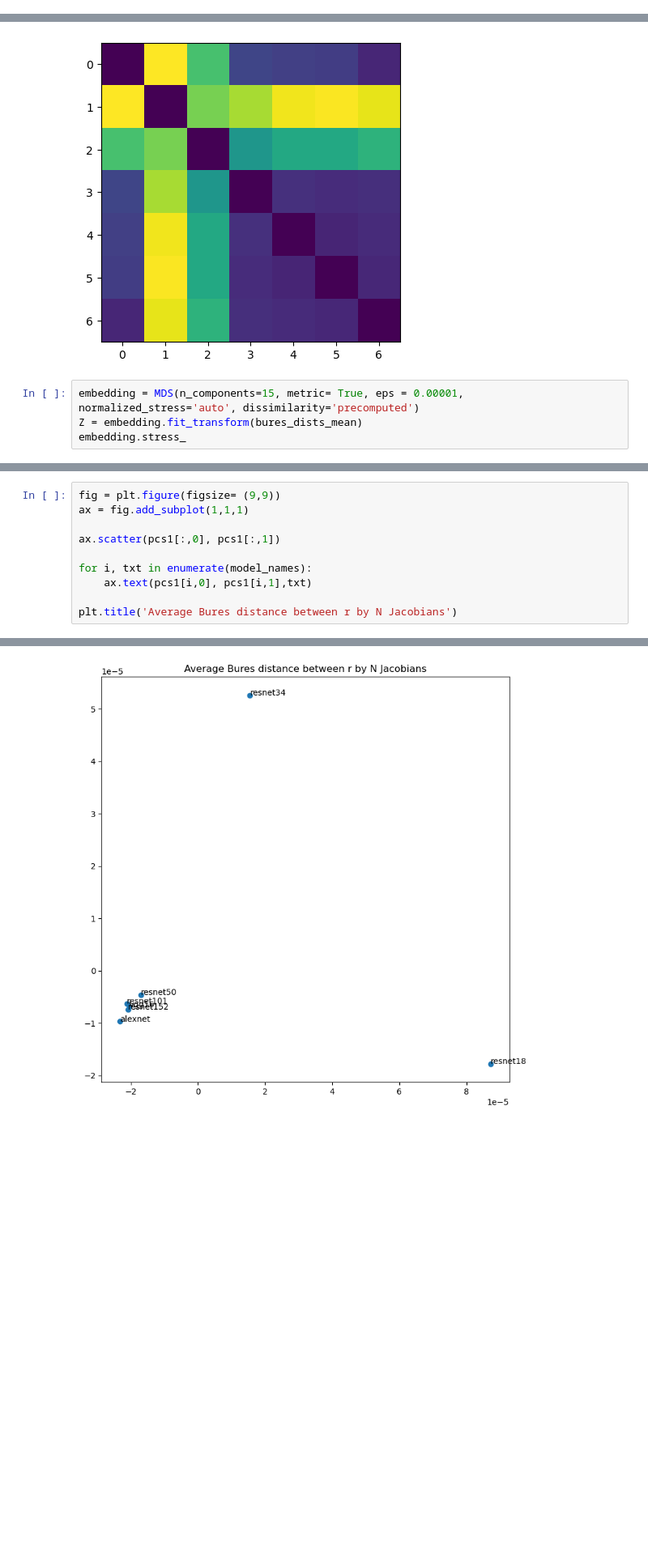
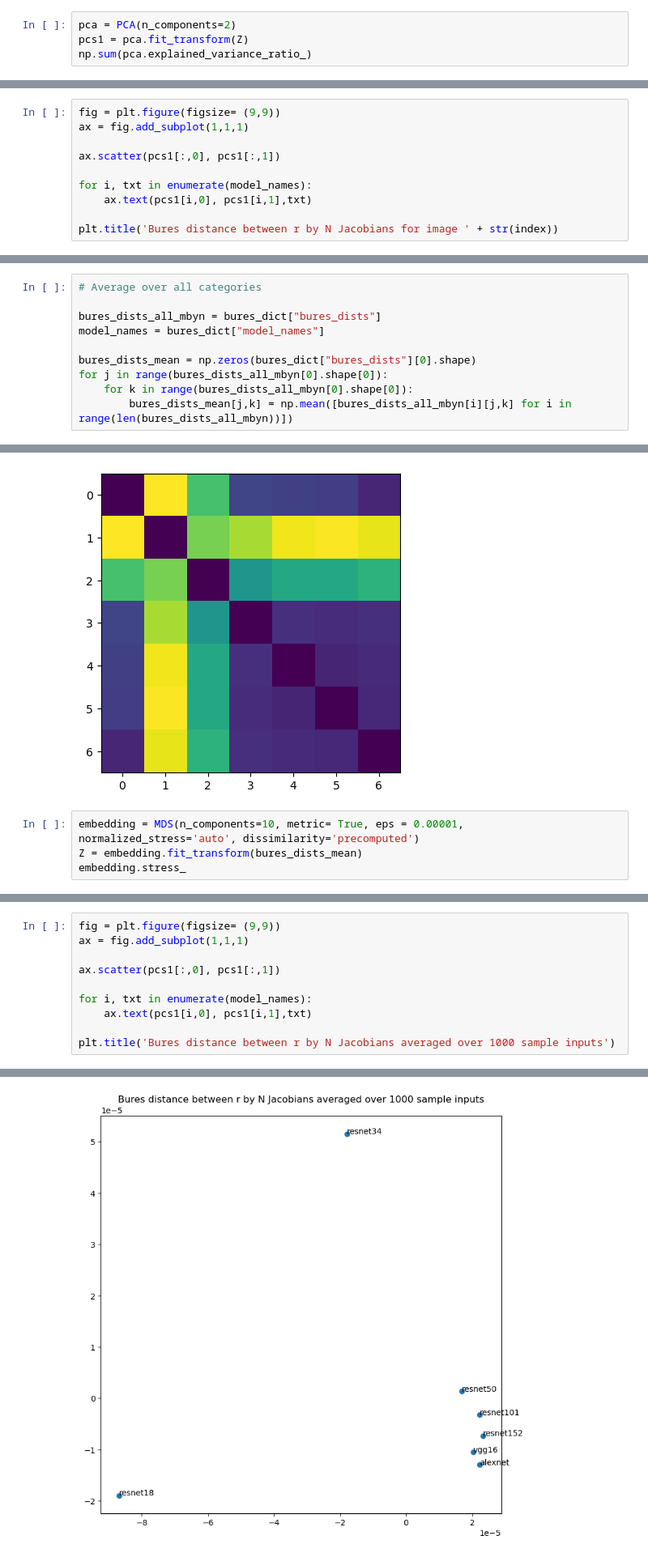
Before and after one commit to SarahHarvey/decoding-similarity, a Jupyter notebook: compare_many_networks_Jacobian_distance.ipynb, the cells around one changed output, grey strips where cells are left out. Shown at 81% size. Saved outputs shown, nothing was run; the diff lists cells and outputs as text; blank space fills up the shorter version.

Commit message:
added example Jacobian distance analysis

```diff
--- a/compare_many_networks_Jacobian_distance.ipynb
+++ b/compare_many_networks_Jacobian_distance.ipynb
@@ -80,0 +168,4 @@ bures_dict = np.load('bures_dists_penultimate_decoding_Jrbyn.npz')
+# %%
+pca = PCA(n_components=2)
+pcs1 = pca.fit_transform(Z)
+np.sum(pca.explained_variance_ratio_)
@@ -80,0 +174,10 @@ bures_dict = np.load('bures_dists_penultimate_decoding_Jrbyn.npz')
+# %%
+fig = plt.figure(figsize= (9,9))
+ax = fig.add_subplot(1,1,1)
+
+ax.scatter(pcs1[:,0], pcs1[:,1])
+
+for i, txt in enumerate(model_names):
+    ax.text(pcs1[i,0], pcs1[i,1],txt)
+
+plt.title('Bures distance between r by N Jacobians for image ' + str(index))
@@ -96 +197,11 @@ array(['alexnet', 'resnet18', 'resnet34', 'resnet50', 'resnet101',
+# %%
+# Average over all categories
+
+bures_dists_all_mbyn = bures_dict["bures_dists"]
+model_names = bures_dict["model_names"]
+
+bures_dists_mean = np.zeros(bures_dict["bures_dists"][0].shape)
+for j in range(bures_dists_all_mbyn[0].shape[0]):
+    for k in range(bures_dists_all_mbyn[0].shape[0]):
+        bures_dists_mean[j,k] = np.mean([bures_dists_all_mbyn[i][j,k] for i in range(len(bures_dists_all_mbyn))])
 # %%
@@ -105,7 +216,7 @@ plt.imshow(bures_dists_mean)
 <matplotlib.image.AxesImage at 0x...>
 [figure]
 # %%
-embedding = MDS(n_components=15, metric= True, eps = 0.00001, normalized_stress='auto', dissimilarity='precomputed')
+embedding = MDS(n_components=10, metric= True, eps = 0.00001, normalized_stress='auto', dissimilarity='precomputed')
 Z = embedding.fit_transform(bures_dists_mean)
 embedding.stress_
 # %% [output]
@@ -125,5 +236,5 @@ ax.scatter(pcs1[:,0], pcs1[:,1])
 for i, txt in enumerate(model_names):
     ax.text(pcs1[i,0], pcs1[i,1],txt)
 
-plt.title('Average Bures distance between r by N Jacobians')
+plt.title('Bures distance between r by N Jacobians averaged over 1000 sample inputs')
 # %% [output]
@@ -131 +242 @@ Text(0.5, 1.0, 'Average Bures distance between r by N Jacobians')
-[figure, old version]
+[figure, new version]
```
Also changed, not shown: parts of 26 cells of this notebook, 4 other files.
